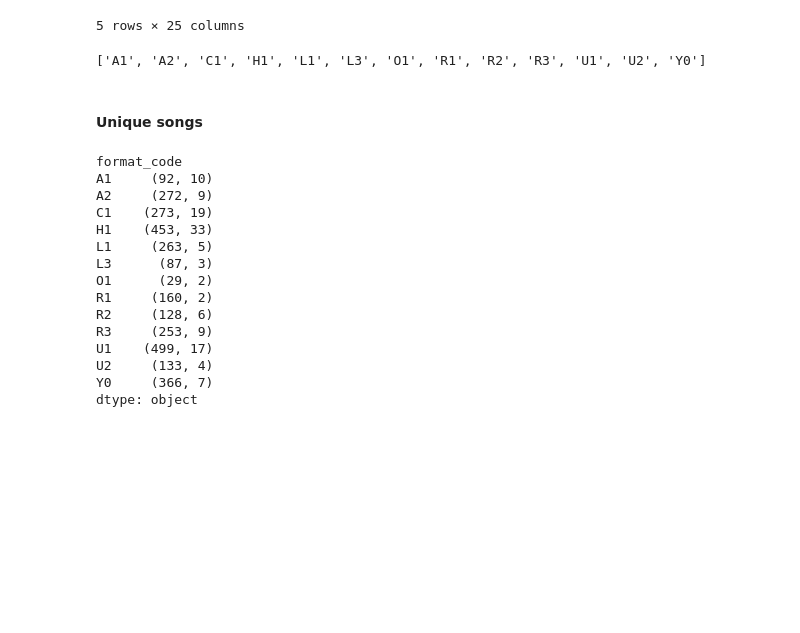
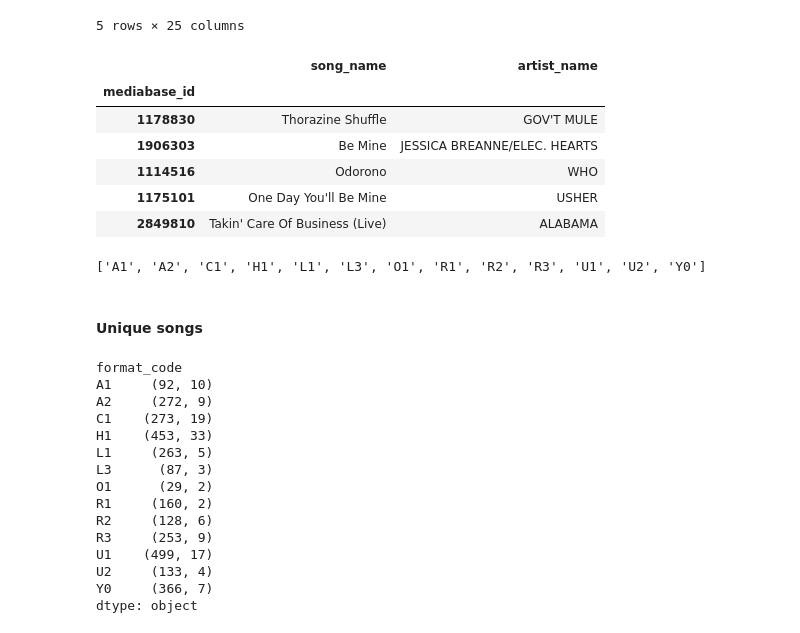
Before and after one commit to gjampanih/adds-early-burnout-warning-model, a Jupyter notebook: notebooks/ebw_metrics_analysis.ipynb, the cells around one changed output. Cells and saved outputs as stored; diff of their text form; code cells hidden in the pictures; blank space fills up the shorter version.

```diff
--- a/notebooks/ebw_metrics_analysis.ipynb
+++ b/notebooks/ebw_metrics_analysis.ipynb
@@ -53,3 +57,25 @@ df_ebw_metrics.head()
+# %%
+# song-artist lookup
+song_query = '''
+Select mediabase_id, song_name, artist_name
+from data.songs_v as sv
+'''
+engine = postgresql_engine(username, password, url, port, database)
+with engine.connect() as conn:
+    with conn.begin():
+        df_song_lookup = pd.read_sql(song_query, con=conn)
+# %%
+df_song_lookup.set_index(['mediabase_id'], inplace=True)
+# %%
+df_song_lookup.head()
+# %% [output]
+|  | song_name | artist_name |
+| mediabase_id |  |  |
+| 1178830 | Thorazine Shuffle | GOV'T MULE |
+| 1906303 | Be Mine | JESSICA BREANNE/ELEC. HEARTS |
+| 1114516 | Odorono | WHO |
+| 1175101 | One Day You'll Be Mine | USHER |
+| 2849810 | Takin' Care Of Business (Live) | ALABAMA |
 # %%
 # extract all formats
 all_formats = list(pd.unique(df_ebw_metrics['format_code']))
```
Also changed, not shown: parts of 18 cells of this notebook.
